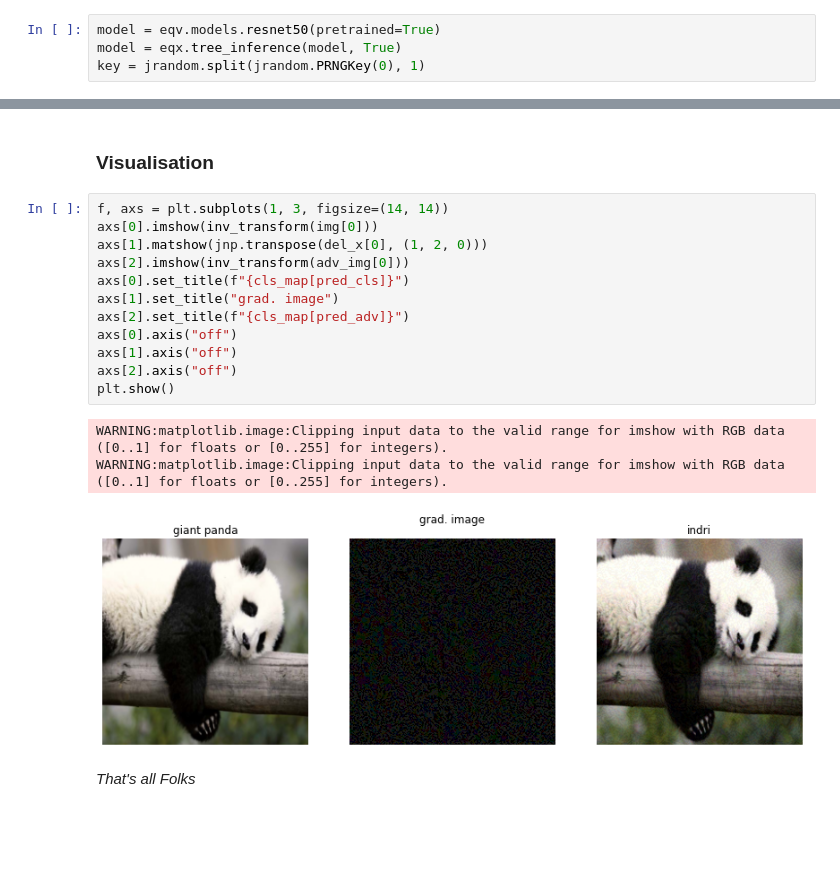
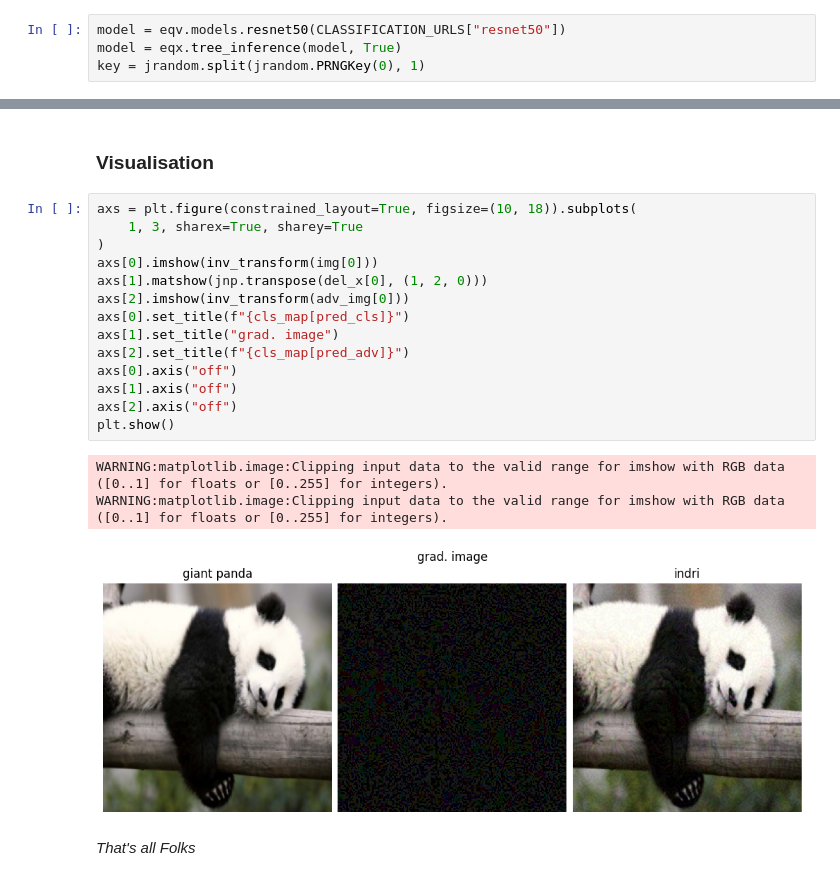
Before and after one commit to paganpasta/eqxvision, a Jupyter notebook: docs/getting_started/Adversarial_Attack.ipynb, the cells around one changed output, grey strips where cells are left out. Cells and saved outputs as stored; diff of their text form; blank space fills up the shorter version.

```diff
--- a/docs/getting_started/Adversarial_Attack.ipynb
+++ b/docs/getting_started/Adversarial_Attack.ipynb
@@ -83,7 +86,7 @@ for i, line in enumerate(data):
 # %% [markdown]
 ### Initialising Model
 # %%
-model = eqv.models.resnet50(pretrained=True)
+model = eqv.models.resnet50(CLASSIFICATION_URLS["resnet50"])
 model = eqx.tree_inference(model, True)
 key = jrandom.split(jrandom.PRNGKey(0), 1)
 # %% [markdown]
@@ -121,20 +124,22 @@ Adversarial Category: indri
 # %% [markdown]
 ### Visualisation
 # %%
-f, axs = plt.subplots(1, 3, figsize=(14, 14))
+axs = plt.figure(constrained_layout=True, figsize=(10, 18)).subplots(
+    1, 3, sharex=True, sharey=True
+)
 axs[0].imshow(inv_transform(img[0]))
 axs[1].matshow(jnp.transpose(del_x[0], (1, 2, 0)))
 axs[2].imshow(inv_transform(adv_img[0]))
 axs[0].set_title(f"{cls_map[pred_cls]}")
 axs[1].set_title("grad. image")
 axs[2].set_title(f"{cls_map[pred_adv]}")
 axs[0].axis("off")
 axs[1].axis("off")
 axs[2].axis("off")
 plt.show()
 # %% [output]
 WARNING:matplotlib.image:Clipping input data to the valid range for imshow with RGB data ([0..1] for floats or [0..255] for integers).
 WARNING:matplotlib.image:Clipping input data to the valid range for imshow with RGB data ([0..1] for floats or [0..255] for integers).
-[figure, old version]
+[figure, new version]
 # %% [markdown]
 *That's all Folks*
```
Also changed, not shown: parts of 2 cells of this notebook, 4 other files.
